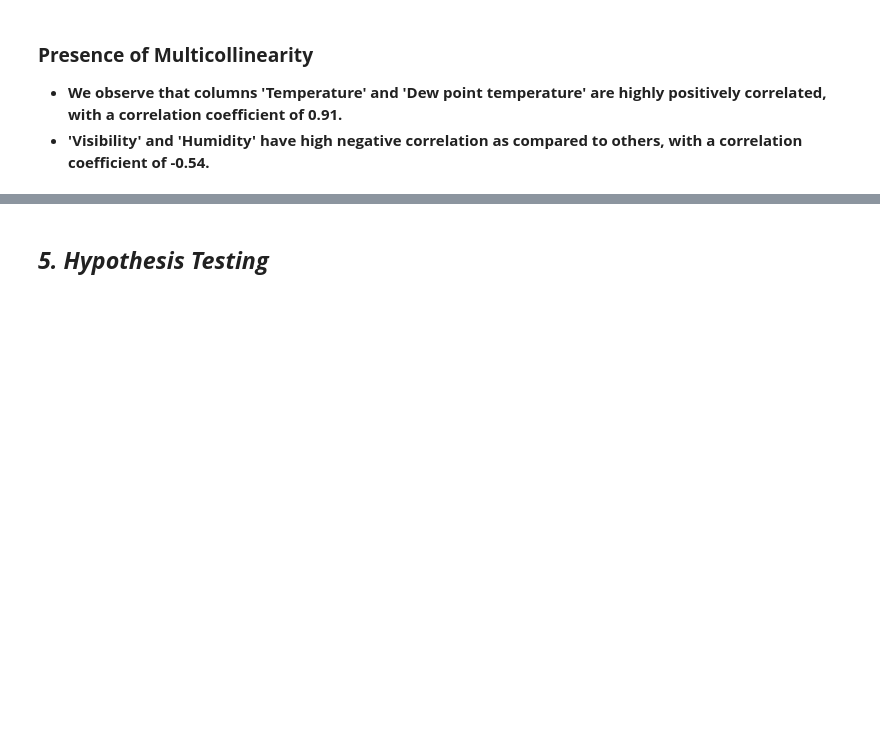
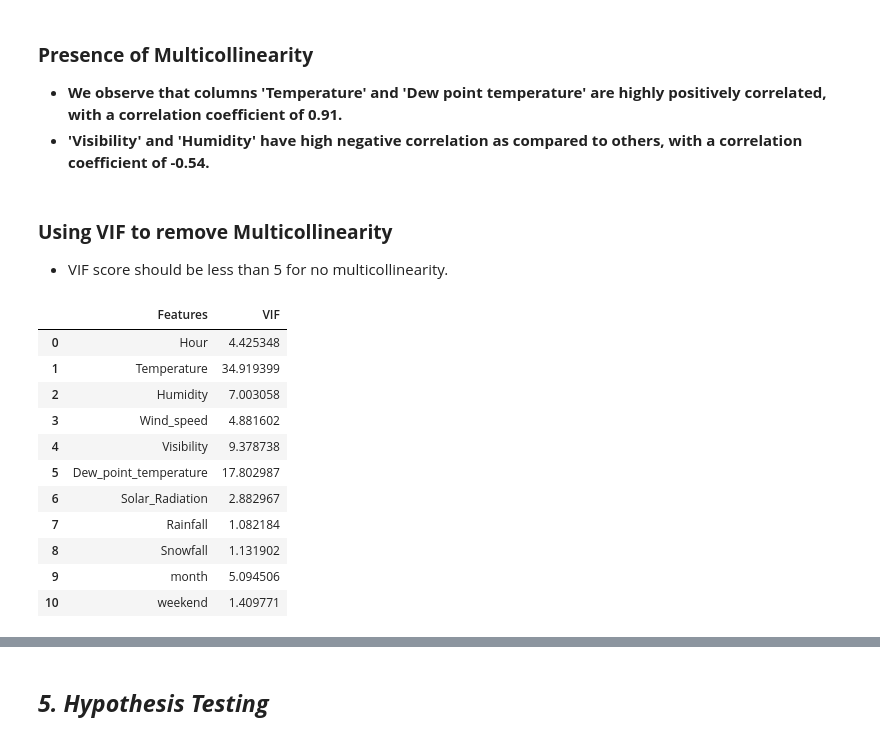
Before and after one commit to shubham19nijwala/Bike_Sharing_Demand_Prediction-Regression, a Jupyter notebook: Bike_Sharing_Demand_Prediction.ipynb, the cells around one changed output, grey strips where cells are left out. Saved outputs shown, nothing was run; the diff lists cells and outputs as text; code cells hidden in the pictures; blank space fills up the shorter version.

```diff
--- a/Bike_Sharing_Demand_Prediction.ipynb
+++ b/Bike_Sharing_Demand_Prediction.ipynb
@@ -638,3 +634,15 @@ plt.show()
 ### **Presence of Multicollinearity**
 * **We observe that columns 'Temperature' and 'Dew point temperature' are highly positively correlated, with a correlation coefficient of 0.91.**
 * **'Visibility' and 'Humidity' have high negative correlation as compared to others, with a correlation coefficient of -0.54.**
+# %% [markdown]
+### **Using VIF to remove Multicollinearity**
+* VIF score should be less than 5 for no multicollinearity.
+# %%
+from statsmodels.stats.outliers_influence import variance_inflation_factor
+def calc_vif(X):
+
+# Calculating VIF
+  vif =pd.DataFrame()
+  vif['Features']= X.columns
+  vif['VIF']=[variance_inflation_factor(X.values,i) for i in range(X.shape[1])]
+  return vif
@@ -640,0 +651,15 @@ plt.show()
+# %%
+calc_vif(bike_df_copy[[i for i in bike_df_copy.describe().columns if i not in ["Rented_Bike_Count"]]])
+# %% [output]
+|  | Features | VIF |
+| 0 | Hour | 4.425348 |
+| 1 | Temperature | 34.919399 |
+| 2 | Humidity | 7.003058 |
+| 3 | Wind_speed | 4.881602 |
+| 4 | Visibility | 9.378738 |
+| 5 | Dew_point_temperature | 17.802987 |
+| 6 | Solar_Radiation | 2.882967 |
+| 7 | Rainfall | 1.082184 |
+| 8 | Snowfall | 1.131902 |
+| 9 | month | 5.094506 |
+| 10 | weekend | 1.409771 |
```
Also changed, not shown: parts of 49 cells of this notebook.
